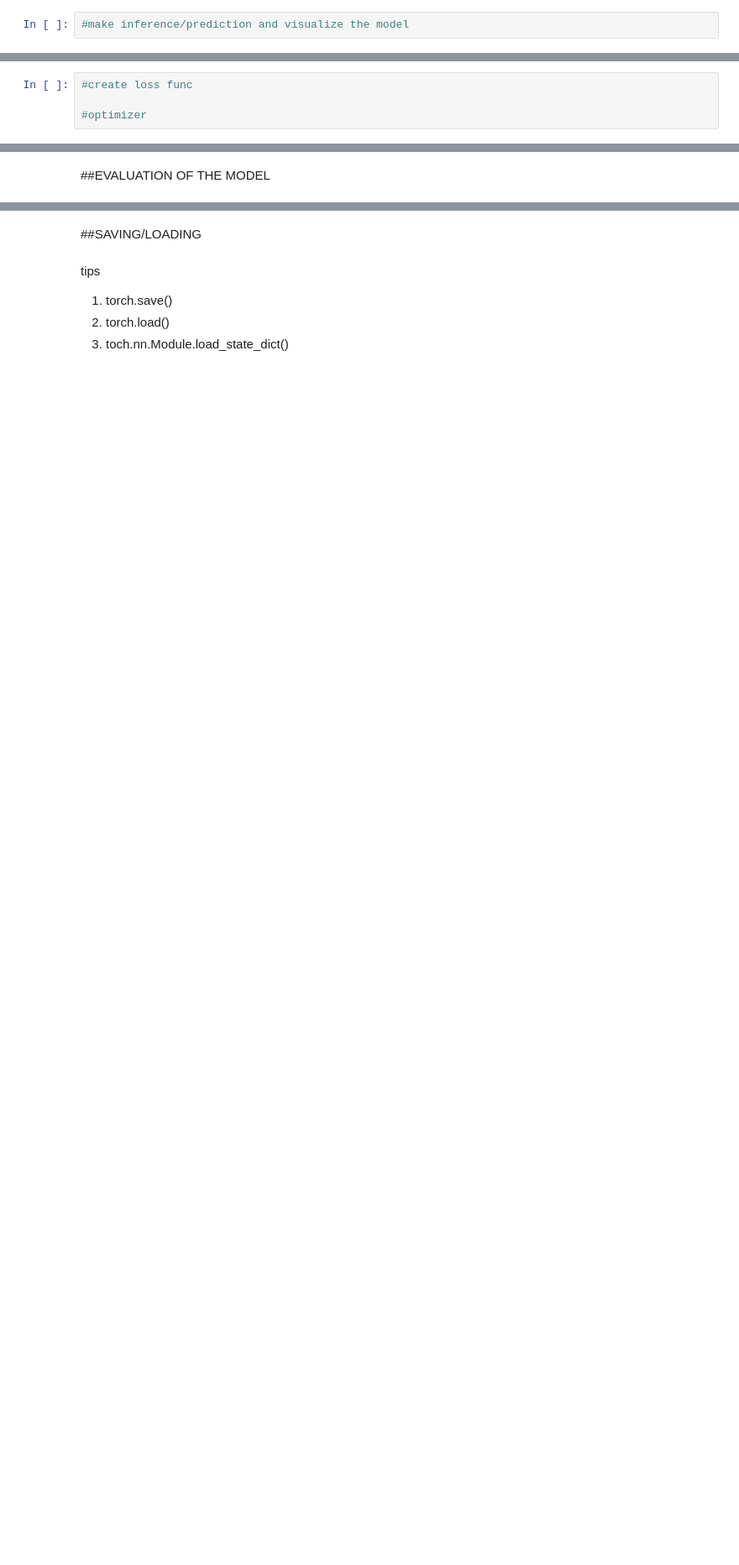
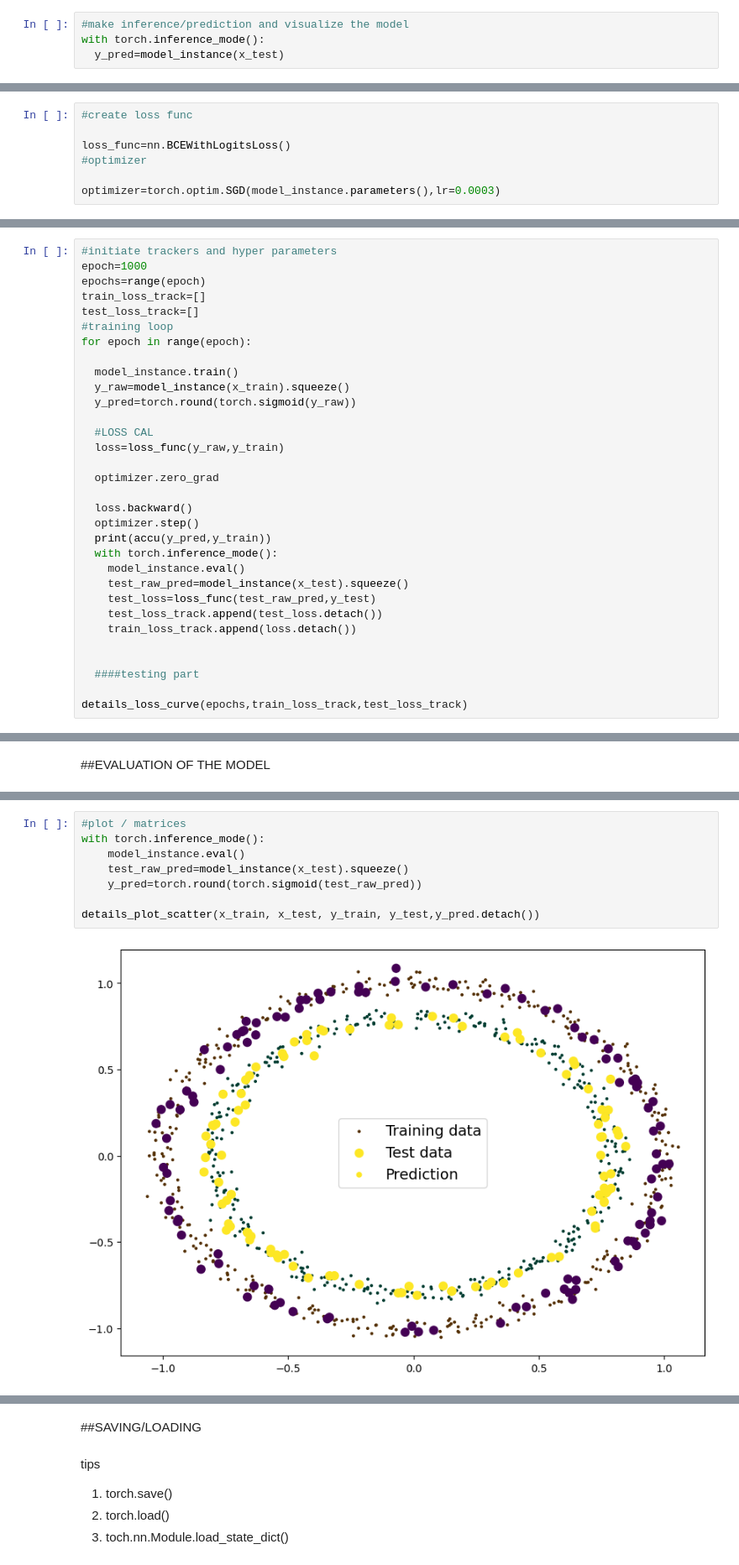
Before and after one commit to AhamedShimak/pytorch, a Jupyter notebook: classification_code_along.ipynb, the cells around one changed output, grey strips where cells are left out. Shown: that part at 84% size. Drawn from its saved outputs; the diff is of its cells as text; blank space fills up the shorter version.

```diff
--- a/classification_code_along.ipynb
+++ b/classification_code_along.ipynb
@@ -126,2 +234,4 @@ class Model_name(nn.Module):
 # %%
 #make inference/prediction and visualize the model
+with torch.inference_mode():
+  y_pred=model_instance(x_test)
@@ -130,4 +244,7 @@ class Model_name(nn.Module):
 # %%
 #create loss func
 
+loss_func=nn.BCEWithLogitsLoss()
 #optimizer
+
+optimizer=torch.optim.SGD(model_instance.parameters(),lr=0.0003)
@@ -155,0 +282,32 @@ test_loss_track=[]
+# %%
+#initiate trackers and hyper parameters
+epoch=1000
+epochs=range(epoch)
+train_loss_track=[]
+test_loss_track=[]
+#training loop
+for epoch in range(epoch):
+
+  model_instance.train()
+  y_raw=model_instance(x_train).squeeze()
+  y_pred=torch.round(torch.sigmoid(y_raw))
+
+  #LOSS CAL
+  loss=loss_func(y_raw,y_train)
+
+  optimizer.zero_grad
+
+  loss.backward()
+  optimizer.step()
+  print(accu(y_pred,y_train))
+  with torch.inference_mode():
+    model_instance.eval()
+    test_raw_pred=model_instance(x_test).squeeze()
+    test_loss=loss_func(test_raw_pred,y_test)
+    test_loss_track.append(test_loss.detach())
+    train_loss_track.append(loss.detach())
+
+
+  ####testing part
+
+details_loss_curve(epochs,train_loss_track,test_loss_track)
@@ -159,0 +320,10 @@ test_loss_track=[]
+# %%
+#plot / matrices
+with torch.inference_mode():
+    model_instance.eval()
+    test_raw_pred=model_instance(x_test).squeeze()
+    y_pred=torch.round(torch.sigmoid(test_raw_pred))
+
+details_plot_scatter(x_train, x_test, y_train, y_test,y_pred.detach())
+# %% [output]
+[figure, added]
```
Also changed, not shown: parts of 22 cells of this notebook.
